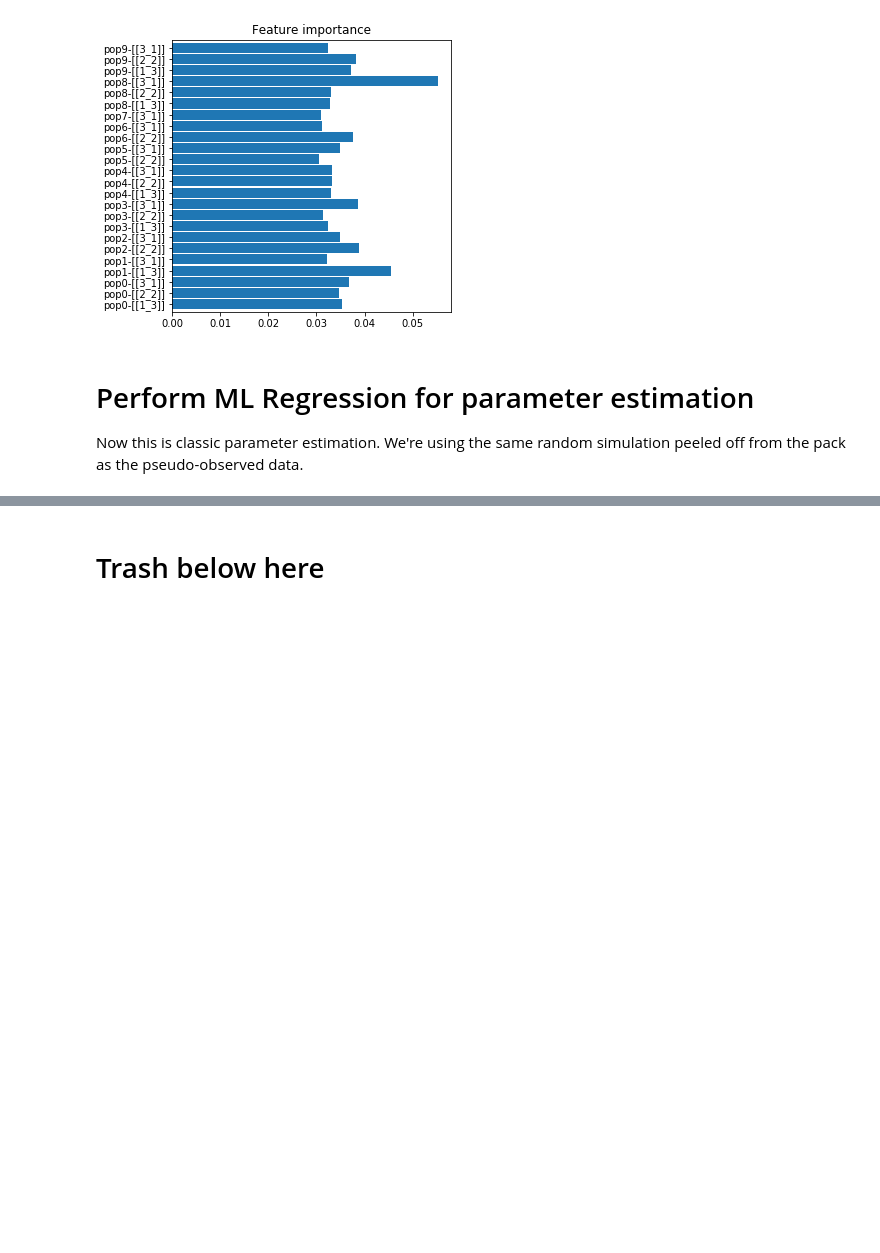
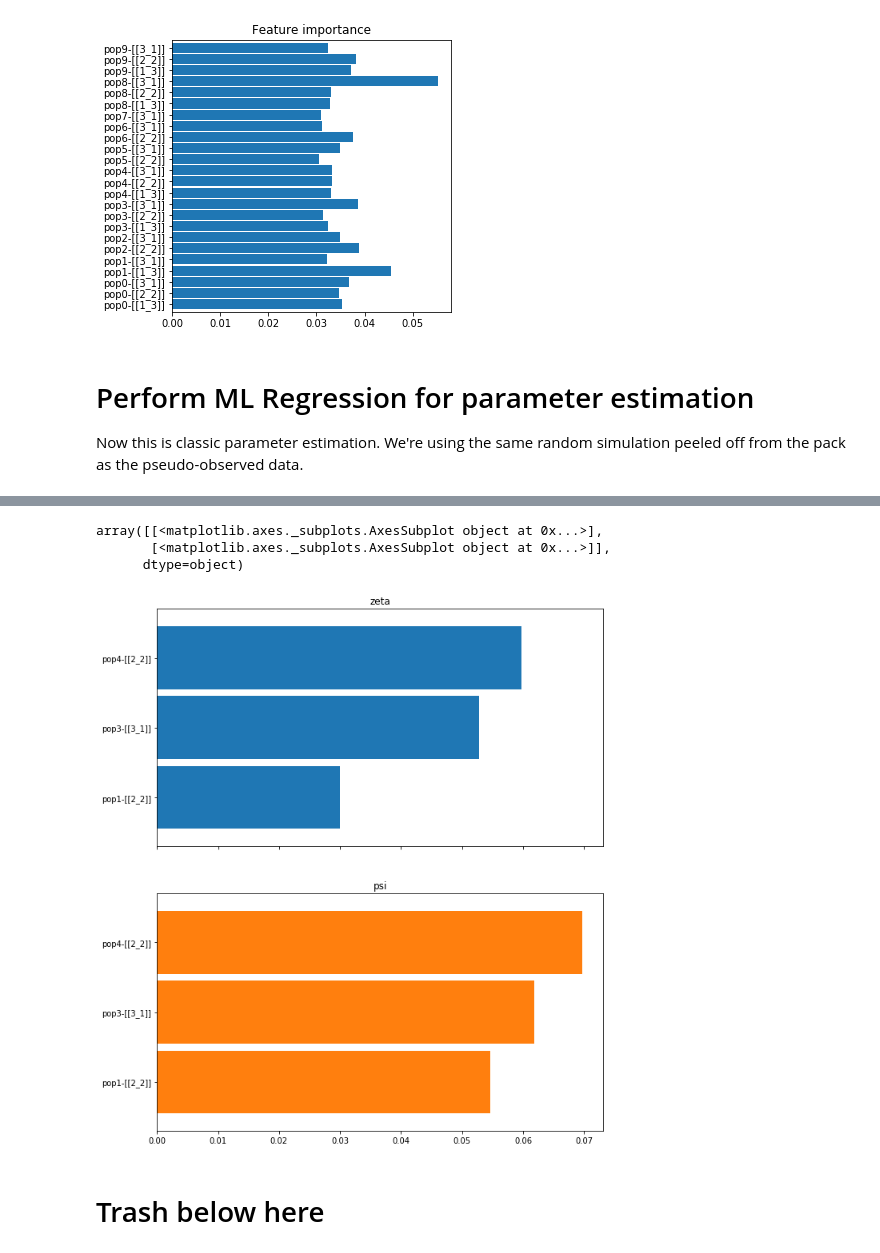
Before and after one commit to isaacovercast/PTA, a Jupyter notebook: jupyter-notebooks/PTA-Dev.ipynb, the cells around one changed output, grey strips where cells are left out. Cells and saved outputs as stored; diff of their text form; code cells hidden in the pictures; blank space fills up the shorter version.

```diff
--- a/jupyter-notebooks/PTA-Dev.ipynb
+++ b/jupyter-notebooks/PTA-Dev.ipynb
@@ -154,3 +159,10 @@ display(est)
+# %%
+rgr.plot_feature_importance()
+# %% [output]
+array([[<matplotlib.axes._subplots.AxesSubplot object at 0x...>],
+       [<matplotlib.axes._subplots.AxesSubplot object at 0x...>]],
+      dtype=object)
+[figure, added]
 # %% [markdown]
 # Trash below here
 # %% [markdown]
```
Also changed, not shown: parts of 3 cells of this notebook.
